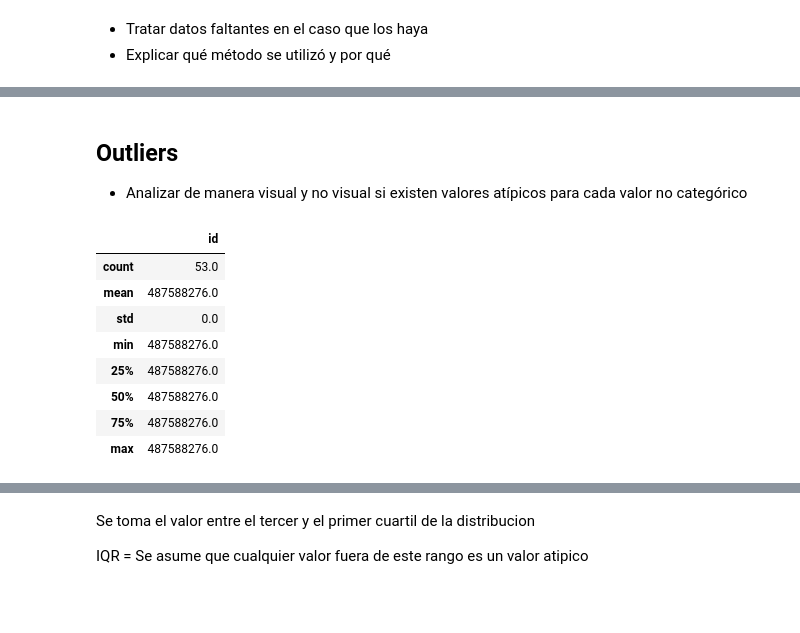
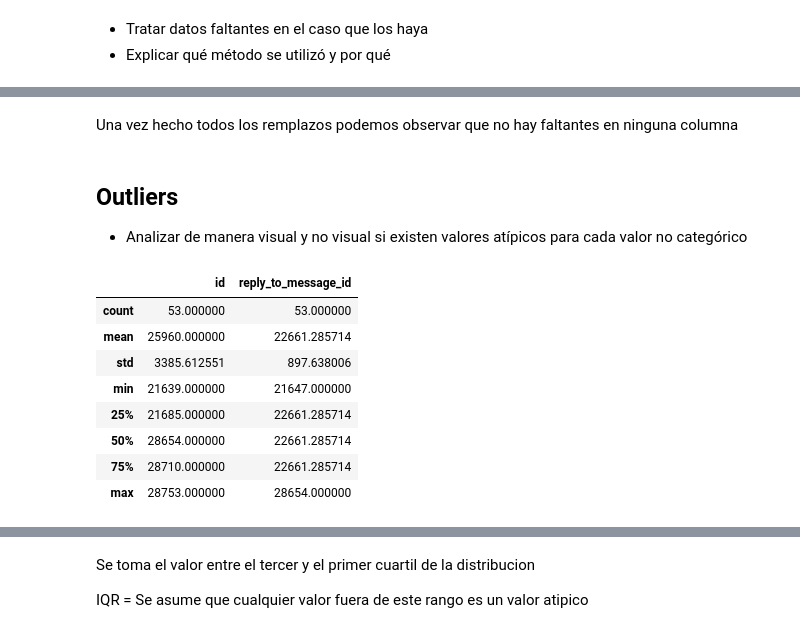
Before and after one commit to bthecs/DB2, a Jupyter notebook: tp3/TP3.ipynb, the cells around one changed output, grey strips where cells are left out. Drawn from its saved outputs; the diff is of its cells as text; code cells hidden in the pictures; blank space fills up the shorter version.

```diff
--- a/tp3/TP3.ipynb
+++ b/tp3/TP3.ipynb
@@ -5,16 +5,24 @@
 - Exportar una conversación personal o grupal de Whastapp o Telegram en un formato adecuado (JSON, CSV, etc), no exportar audios, archivos multimedia, etc
 - Importar archivo y convertirlo en dataframe
 # %%
+import json
 import pandas as pd
+import numpy as np
 import requests
-import numpy as np
-import os
+import os, sys
 import matplotlib.pyplot as plt
 %matplotlib inline
 import seaborn as sns
 
-# Leer csv
-df = pd.read_json('../data/result.json')
 
-df
+bd2 = open('../data/result.json', encoding='utf8')
+data = json.load(bd2)
+
+
+msgs = data['messages']
+dmain = pd.DataFrame(msgs)
+
+df_new = dmain.filter(items = ['id','from', 'reply_to_message_id' ,'text'])
+
+df_new
 # %% [output]
@@ -99,17 +169,19 @@ No se encontraron datos faltantes asi que no hay necesidad de explicar que metod
+# %% [markdown]
+Una vez hecho todos los remplazos podemos observar que no hay faltantes en ninguna columna
 # %% [markdown]
 ## Outliers
 
 - Analizar de manera visual y no visual si existen valores atípicos para cada valor no categórico
 # %%
-df.describe()
+df_new.describe()
 # %% [output]
-|  | id |
-| count | 53.0 |
-| mean | 487588276.0 |
-| std | 0.0 |
-| min | 487588276.0 |
-| 25% | 487588276.0 |
-| 50% | 487588276.0 |
-| 75% | 487588276.0 |
-| max | 487588276.0 |
+|  | id | reply_to_message_id |
+| count | 53.000000 | 53.000000 |
+| mean | 25960.000000 | 22661.285714 |
+| std | 3385.612551 | 897.638006 |
+| min | 21639.000000 | 21647.000000 |
+| 25% | 21685.000000 | 22661.285714 |
+| 50% | 28654.000000 | 22661.285714 |
+| 75% | 28710.000000 | 22661.285714 |
+| max | 28753.000000 | 28654.000000 |
 # %%
```
Also changed, not shown: parts of 24 cells of this notebook.
